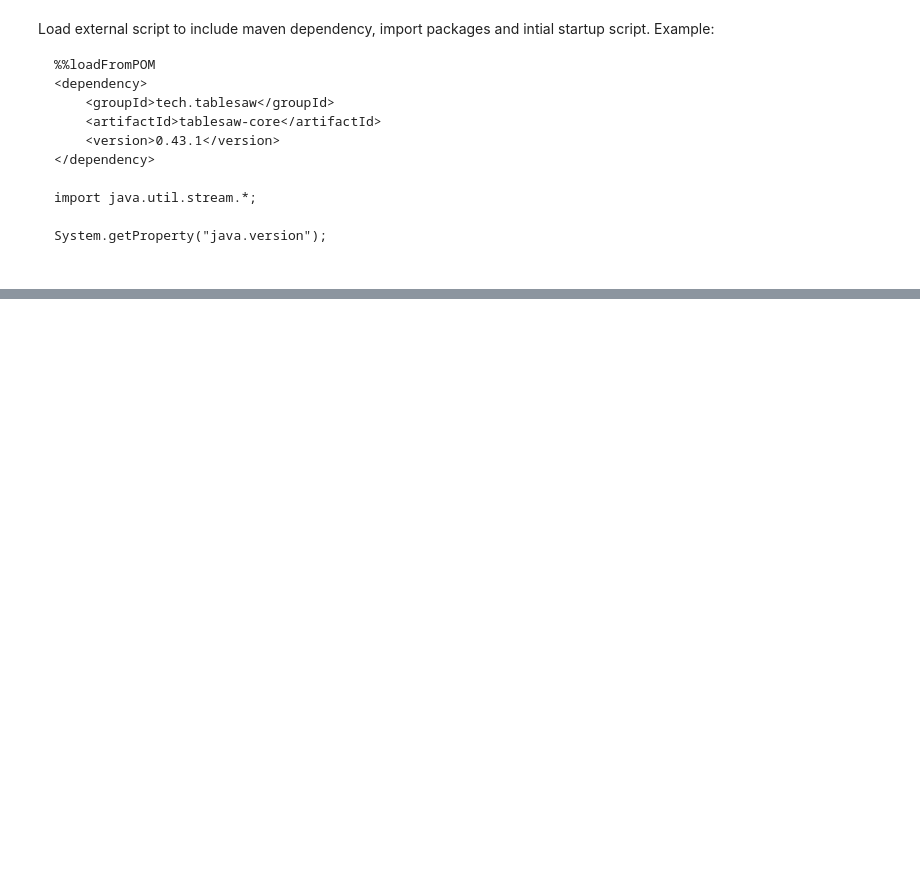
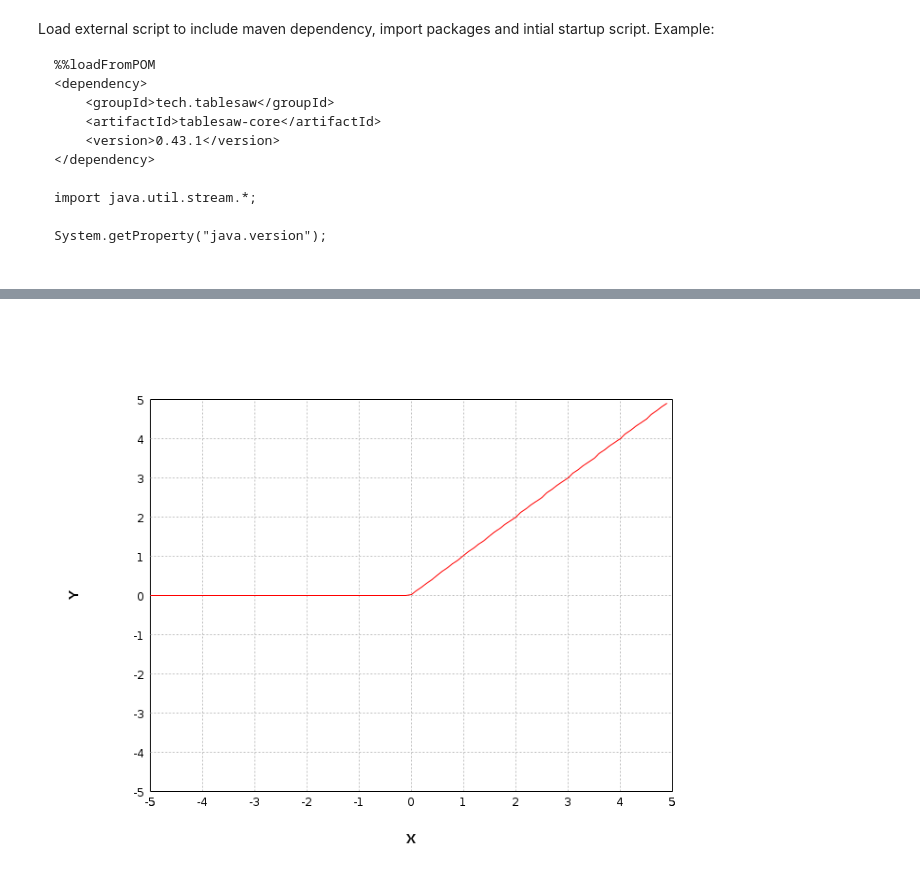
Before and after one commit to jamalromero/colab, a Jupyter notebook: udl_ch3.ipynb, the cells around one changed output, grey strips where cells are left out. Cells and saved outputs as stored; diff of their text form; code cells hidden in the pictures; blank space fills up the shorter version.

```diff
--- a/udl_ch3.ipynb
+++ b/udl_ch3.ipynb
@@ -40,0 +54,11 @@ System.getProperty("java.version");
+# %%
+// Make an array of inputs
+NDArray inputs = manager.arange(-5f, 5f, 0.1f).toType(DataType.FLOAT64, true);
+NDArray outputs = relu(inputs);
+
+// Plot the Relu function
+var canvas = LinePlot.of(toDoubleArray(inputs.stack(outputs, 1)), Color.RED).canvas();
+canvas.setBound(new double[]{-5, -5}, new double[]{5, 5});
+canvas.toBufferedImage(800, 600)
+# %% [output]
+[figure, added]
```
Also changed, not shown: parts of 5 cells of this notebook.
